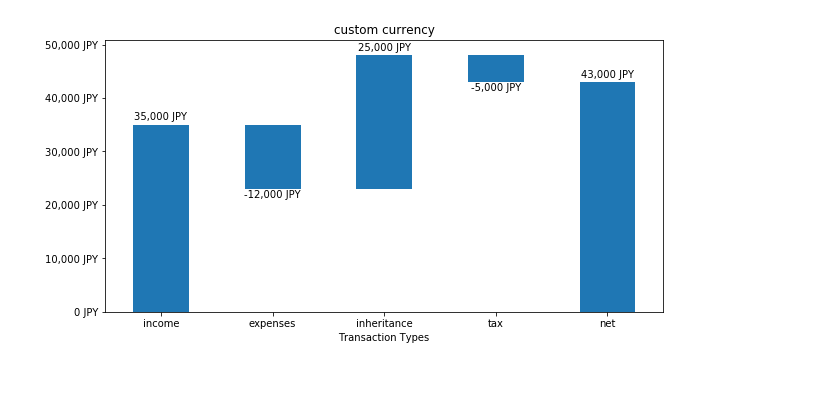
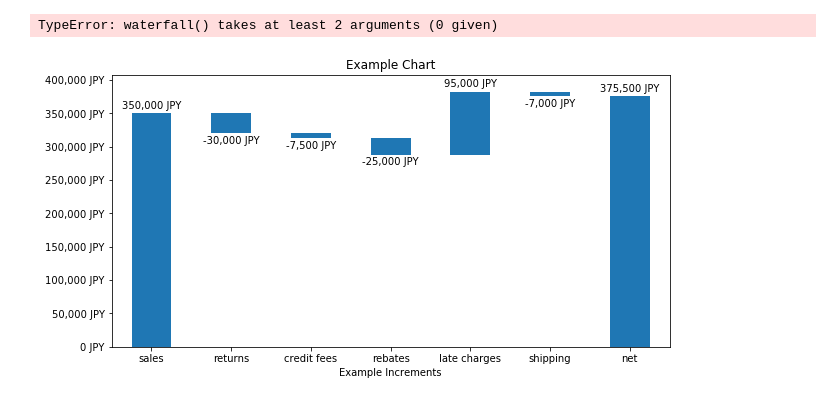
Before and after one commit to afcarl/waterfall_testing, a Jupyter notebook: packageTest.ipynb, the cells around one changed output. Drawn from its saved outputs; the diff is of its cells as text; code cells hidden in the pictures.

```diff
--- a/packageTest.ipynb
+++ b/packageTest.ipynb
@@ -5,2 +2,0 @@ from waterfallcharts import quick_charts as qc
-# %%
-my_plot = qc.waterfall()
@@ -9,2 +2,0 @@ my_plot = qc.waterfall()
-# %%
-my_plot = qc.waterfall_money()
@@ -16,2 +2,0 @@ b = [35000,-12000,25000,-5000]
-# %%
-my_plot = qc.waterfall(a, b, "Title")
@@ -20,4 +2,0 @@ my_plot = qc.waterfall(a, b, "Title")
-# %%
-my_money_plot = qc.waterfall_money(a, b, "custom currency", "JPY")
-# %% [output]
-[figure, removed]
@@ -23,0 +77,11 @@ my_money_plot = qc.waterfall_money(a, b, "custom currency", "JPY")
+# %%
+plot = waterfall()
+# %% [output]
+TypeError: waterfall() takes at least 2 arguments (0 given)
+# %%
+a = ['sales','returns','credit fees','rebates','late charges','shipping']
+b = [350000,-30000,-7500,-25000,95000,-7000]
+# %%
+plot = waterfall(a, b, formatting= "{:,.0f} JPY", DPI=600)
+# %% [output]
+[figure, added]
```
Also changed, not shown: parts of 12 cells of this notebook, 1 other file.
